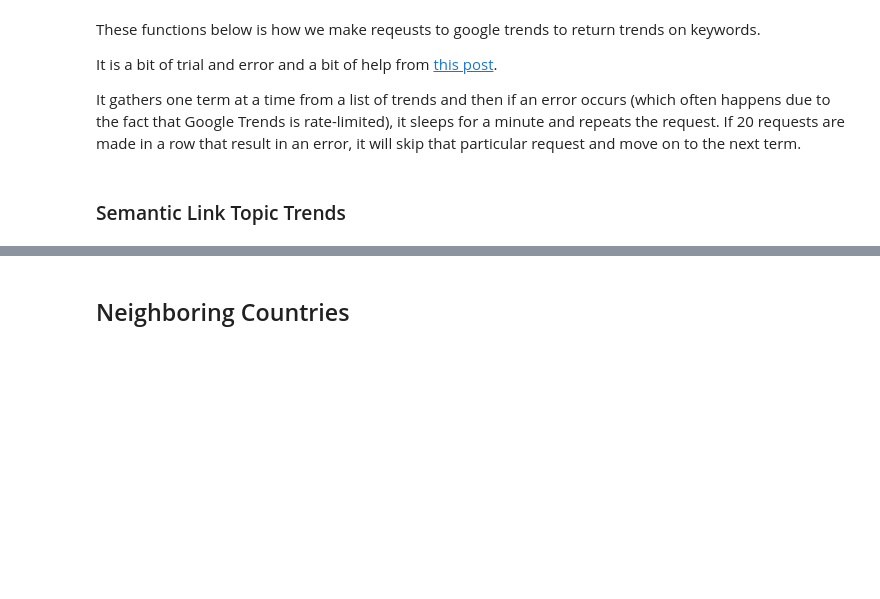
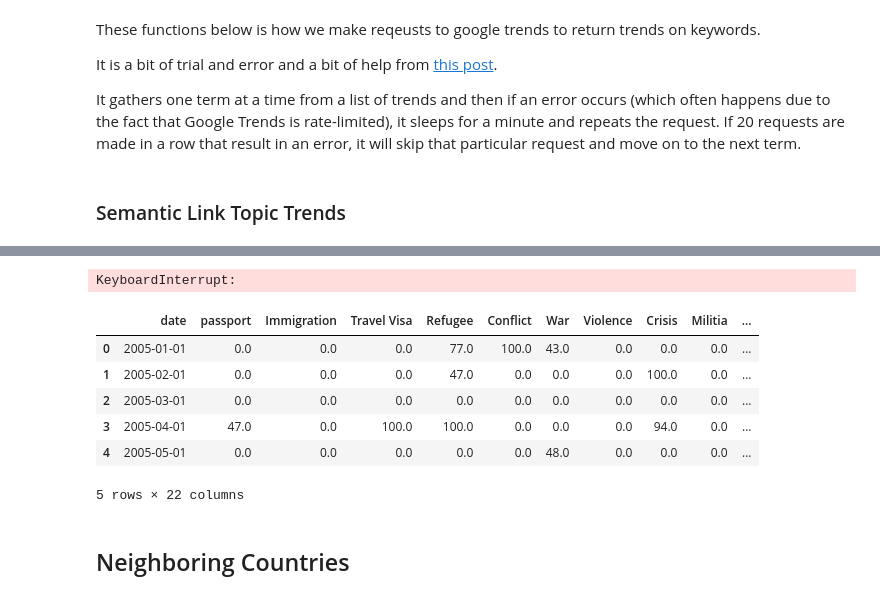
Before and after one commit to 4Freye/refugees, a Jupyter notebook: notebooks/trends/02_get_trends_data.ipynb, the cells around one changed output, grey strips where cells are left out. Saved outputs shown, nothing was run; the diff lists cells and outputs as text; code cells hidden in the pictures; blank space fills up the shorter version.

Commit message:
keyword trends (in process)

```diff
--- a/notebooks/trends/02_get_trends_data.ipynb
+++ b/notebooks/trends/02_get_trends_data.ipynb
@@ -56,7 +50,7 @@ headers = {
 
 def pytrends_request(word_list, country, pytrends):
 
-    pytrends.build_payload(kw_list=word_list, geo=country, timeframe='2008-01-01 2022-12-31')
+    pytrends.build_payload(kw_list=word_list, geo=country, timeframe='2005-01-01 2022-12-31')
     trends = pytrends.interest_over_time()
     if 'isPartial' in trends.columns:
         trends.drop('isPartial', axis=1, inplace=True)
@@ -117,0 +114,5 @@ semantic_trends_df.to_csv('data/semantic_topic_trends.csv')
+# %%
+semantic_topic_ids = pd.read_csv('topic_ids/semantic_topic_ids.csv')
+countries = pd.read_csv('../../data/data.csv', engine='pyarrow').drop_duplicates('iso_o').Country_o
+import country_converter as coco
+iso2_countries = coco.convert(countries, to='iso2')
@@ -117,0 +139,8 @@ semantic_trends_df.to_csv('data/semantic_topic_trends.csv')
+# %%
+country_trends_list = []
+for iso2country in tqdm(iso2_countries):
+    a_country_trends = get_trends_data(iso2country, semantic_topic_ids.keyword)
+    a_country_trends['country'] = iso2country
+    country_trends_list.append(a_country_trends)
+# %% [output]
+KeyboardInterrupt:
@@ -117,0 +149,22 @@ semantic_trends_df.to_csv('data/semantic_topic_trends.csv')
+# %%
+semantic_trends_df = pd.DataFrame()
+for idx, a_country_semantic_trends in enumerate(country_trends_list):
+    a_country = a_country_semantic_trends.copy()
+    if a_country.index.name == 'date':
+        a_country.reset_index(inplace=True)
+    if 'index' in a_country.columns.values:
+        a_country.drop('index',axis=1, inplace=True)
+    a_country = a_country.loc[:, ~a_country.columns.duplicated()]
+    # a_country.set_index(['date','country'], inplace=True)
+    a_country.rename(columns=semantic_dict, inplace=True)
+    semantic_trends_df = pd.concat([semantic_trends_df, a_country], axis=0, ignore_index=True)
+# %%
+semantic_trends_df.head()
+# %% [output]
+|  | date | passport | Immigration | Travel Visa | Refugee | Conflict | War | Violence | Crisis | Militia | ... |
+| 0 | 2005-01-01 | 0.0 | 0.0 | 0.0 | 77.0 | 100.0 | 43.0 | 0.0 | 0.0 | 0.0 | ... |
+| 1 | 2005-02-01 | 0.0 | 0.0 | 0.0 | 47.0 | 0.0 | 0.0 | 0.0 | 100.0 | 0.0 | ... |
+| 2 | 2005-03-01 | 0.0 | 0.0 | 0.0 | 0.0 | 0.0 | 0.0 | 0.0 | 0.0 | 0.0 | ... |
+| 3 | 2005-04-01 | 47.0 | 0.0 | 100.0 | 100.0 | 0.0 | 0.0 | 0.0 | 94.0 | 0.0 | ... |
+| 4 | 2005-05-01 | 0.0 | 0.0 | 0.0 | 0.0 | 0.0 | 48.0 | 0.0 | 0.0 | 0.0 | ... |
+5 rows × 22 columns
```
Also changed, not shown: parts of 5 cells of this notebook, 1 other file.
